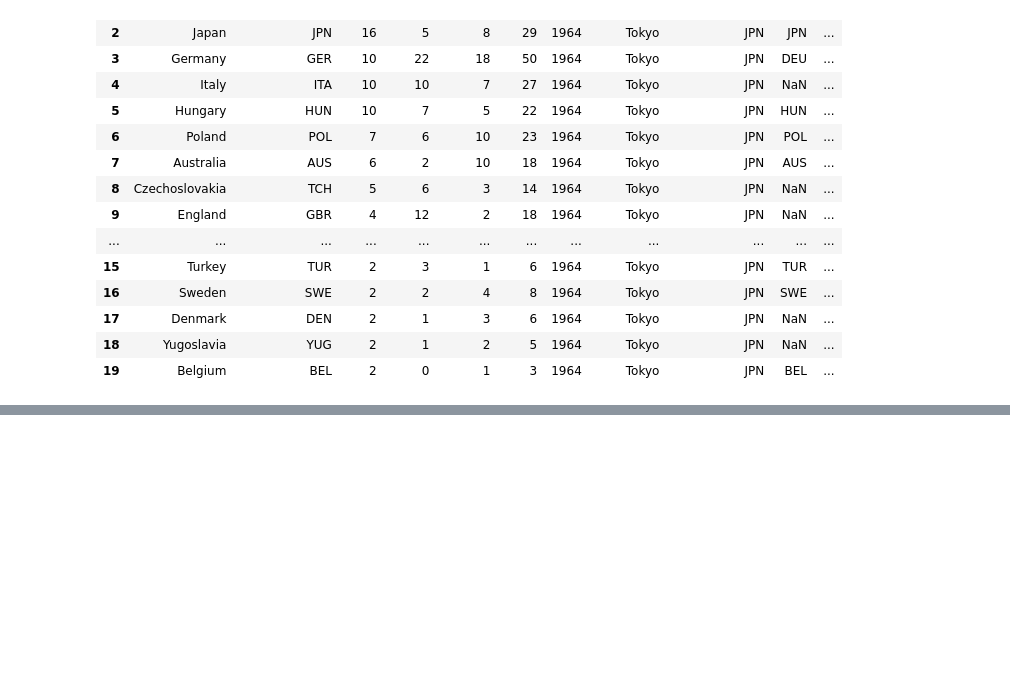
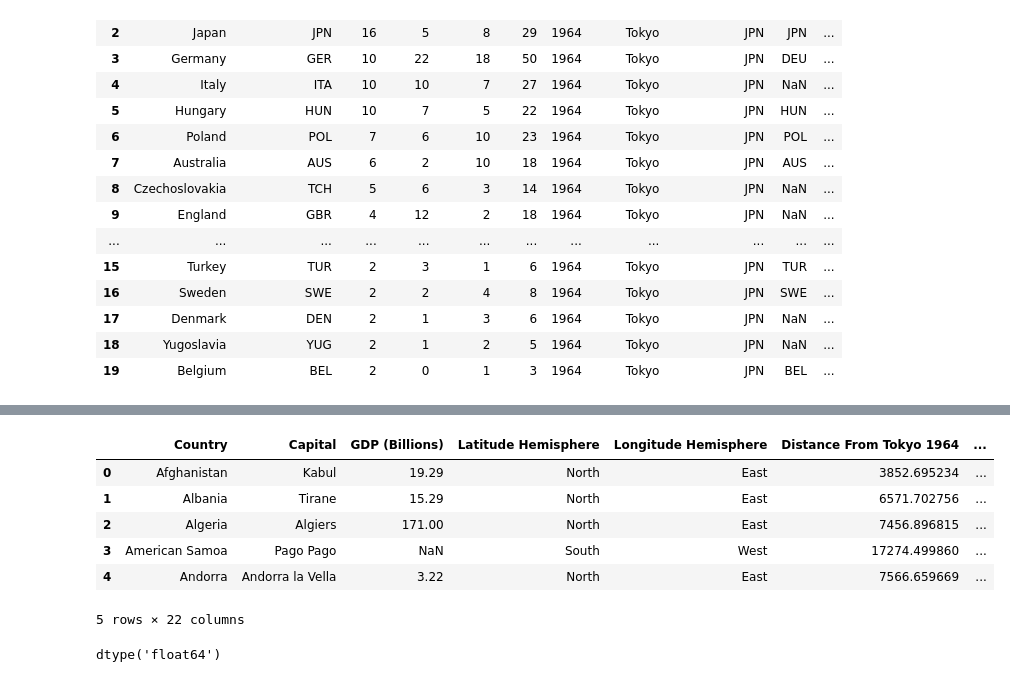
Before and after one commit to johnt1311/Olympics, a Jupyter notebook: TF/Olympics_data.ipynb, the cells around one changed output, grey strips where cells are left out. Drawn from its saved outputs; the diff is of its cells as text; code cells hidden in the pictures; blank space fills up the shorter version.

```diff
--- a/TF/Olympics_data.ipynb
+++ b/TF/Olympics_data.ipynb
@@ -100,0 +146,14 @@ medals_health_pop_stats.to_csv(r'metal_count_stats.csv', index = False)
+# %%
+gdp_distance_drop.head()
+# %% [output]
+|  | Country | Capital | GDP (Billions) | Latitude Hemisphere | Longitude Hemisphere | Distance From Tokyo 1964 | ... |
+| 0 | Afghanistan | Kabul | 19.29 | North | East | 3852.695234 | ... |
+| 1 | Albania | Tirane | 15.29 | North | East | 6571.702756 | ... |
+| 2 | Algeria | Algiers | 171.00 | North | East | 7456.896815 | ... |
+| 3 | American Samoa | Pago Pago | NaN | South | West | 17274.499860 | ... |
+| 4 | Andorra | Andorra la Vella | 3.22 | North | East | 7566.659669 | ... |
+5 rows × 22 columns
+# %%
+gdp_distance_drop['Year'].dtype
+# %% [output]
+dtype('float64')
```
Also changed, not shown: parts of 10 cells of this notebook, 2 other files.
